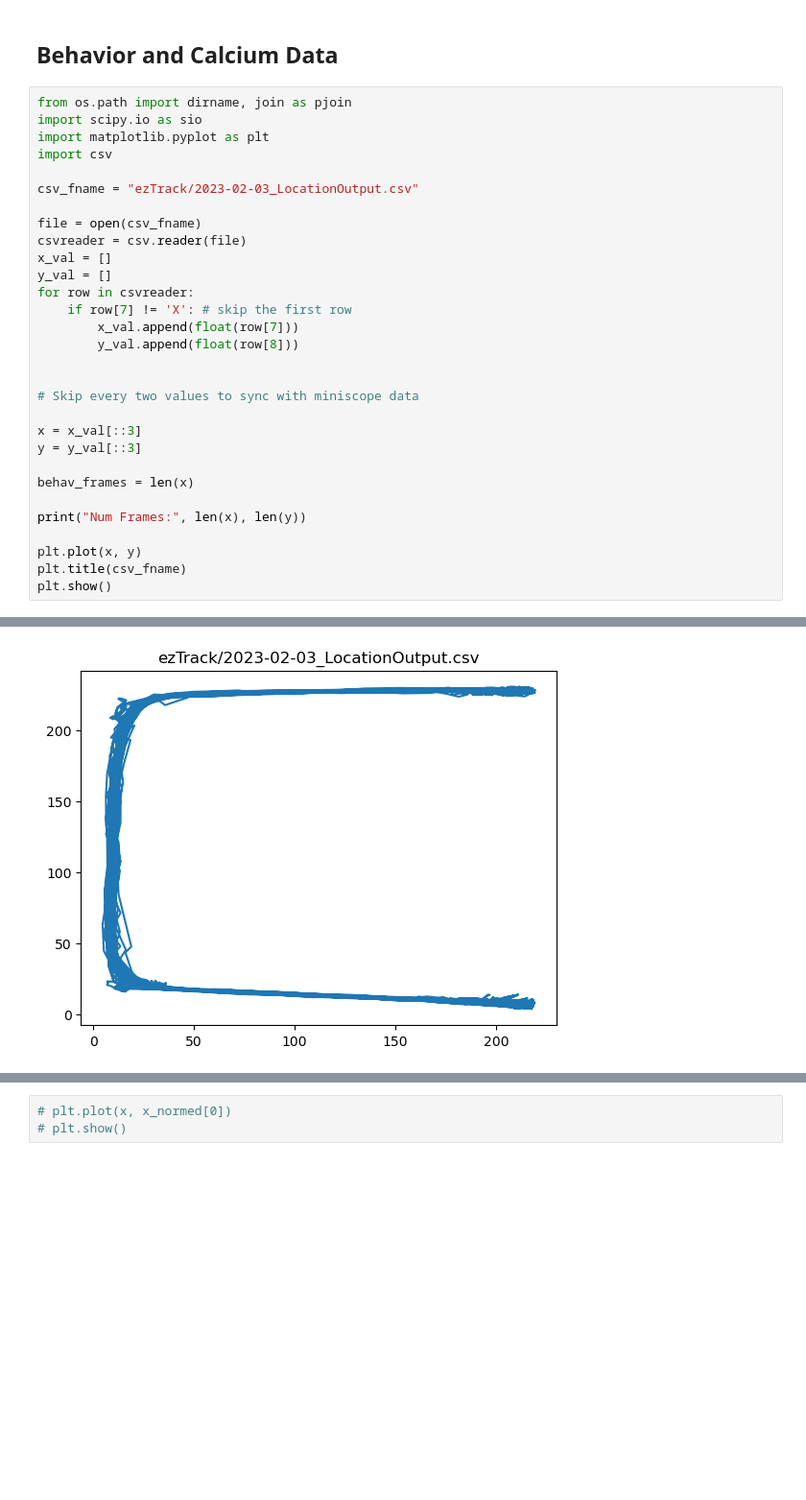
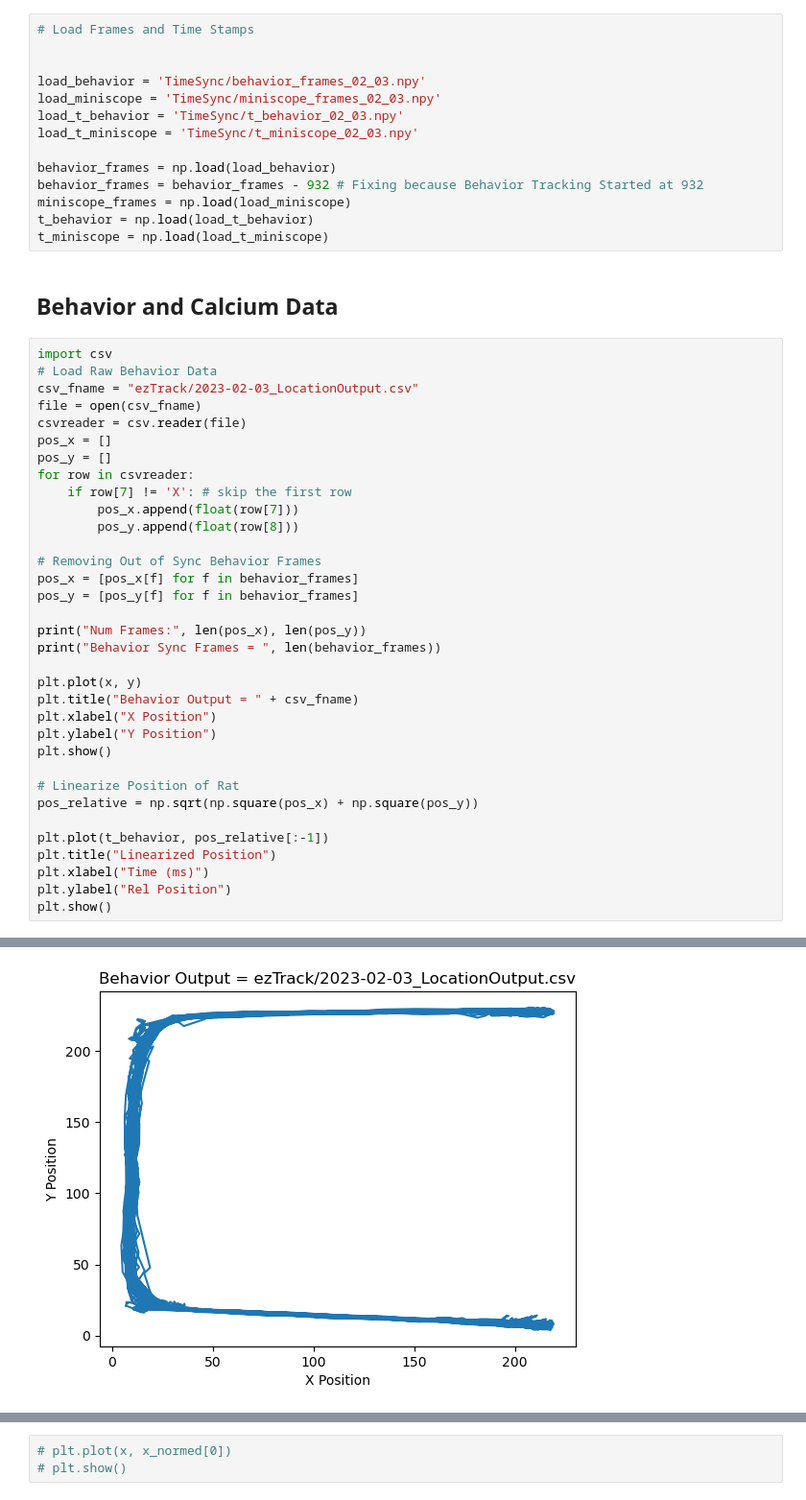
Before and after one commit to kaylav/klabcode, a Jupyter notebook: RatMiniscope/PlaceCells.ipynb, the cells around one changed output, grey strips where cells are left out. Shown at 96% size. Drawn from its saved outputs; the diff is of its cells as text; blank space fills up the shorter version.

```diff
--- a/RatMiniscope/PlaceCells.ipynb
+++ b/RatMiniscope/PlaceCells.ipynb
@@ -143,33 +21,51 @@ Offset Miniscope Frames by 271, or 27 seconds
+# %%
+# Load Frames and Time Stamps
+
+
+load_behavior = 'TimeSync/behavior_frames_02_03.npy'
+load_miniscope = 'TimeSync/miniscope_frames_02_03.npy'
+load_t_behavior = 'TimeSync/t_behavior_02_03.npy'
+load_t_miniscope = 'TimeSync/t_miniscope_02_03.npy'
+
+behavior_frames = np.load(load_behavior)
+behavior_frames = behavior_frames - 932 # Fixing because Behavior Tracking Started at 932
+miniscope_frames = np.load(load_miniscope)
+t_behavior = np.load(load_t_behavior)
+t_miniscope = np.load(load_t_miniscope)
 # %% [markdown]
 ## Behavior and Calcium Data
 # %%
-from os.path import dirname, join as pjoin
-import scipy.io as sio
-import matplotlib.pyplot as plt
 import csv
-
+# Load Raw Behavior Data
 csv_fname = "ezTrack/2023-02-03_LocationOutput.csv"
-
 file = open(csv_fname)
 csvreader = csv.reader(file)
-x_val = []
-y_val = []
+pos_x = []
+pos_y = []
 for row in csvreader:
     if row[7] != 'X': # skip the first row
-        x_val.append(float(row[7]))
-        y_val.append(float(row[8]))
+        pos_x.append(float(row[7]))
+        pos_y.append(float(row[8]))
 
+# Removing Out of Sync Behavior Frames
+pos_x = [pos_x[f] for f in behavior_frames]
+pos_y = [pos_y[f] for f in behavior_frames]
 
-# Skip every two values to sync with miniscope data
-
-x = x_val[::3]
-y = y_val[::3]
-
-behav_frames = len(x)
-
-print("Num Frames:", len(x), len(y))
+print("Num Frames:", len(pos_x), len(pos_y))
+print("Behavior Sync Frames = ", len(behavior_frames))
 
 plt.plot(x, y)
-plt.title(csv_fname)
+plt.title("Behavior Output = " + csv_fname)
+plt.xlabel("X Position")
+plt.ylabel("Y Position")
 plt.show()
+
+# Linearize Position of Rat
+pos_relative = np.sqrt(np.square(pos_x) + np.square(pos_y))
+
+plt.plot(t_behavior, pos_relative[:-1])
+plt.title("Linearized Position")
+plt.xlabel("Time (ms)")
+plt.ylabel("Rel Position")
+plt.show()
 # %% [output]
@@ -177 +74 @@ Num Frames: 8753 8753
-[figure, old version]
+[figure, new version]
```
Also changed, not shown: parts of 10 cells of this notebook.
